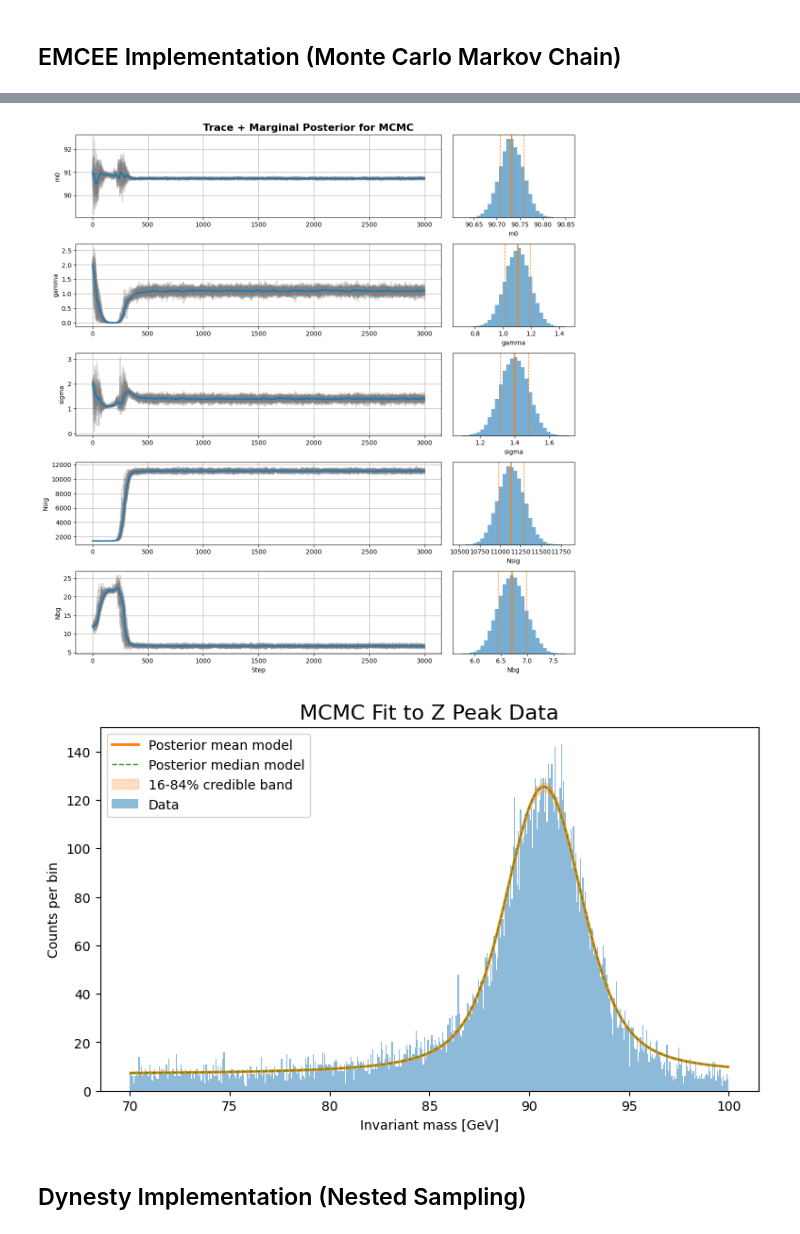
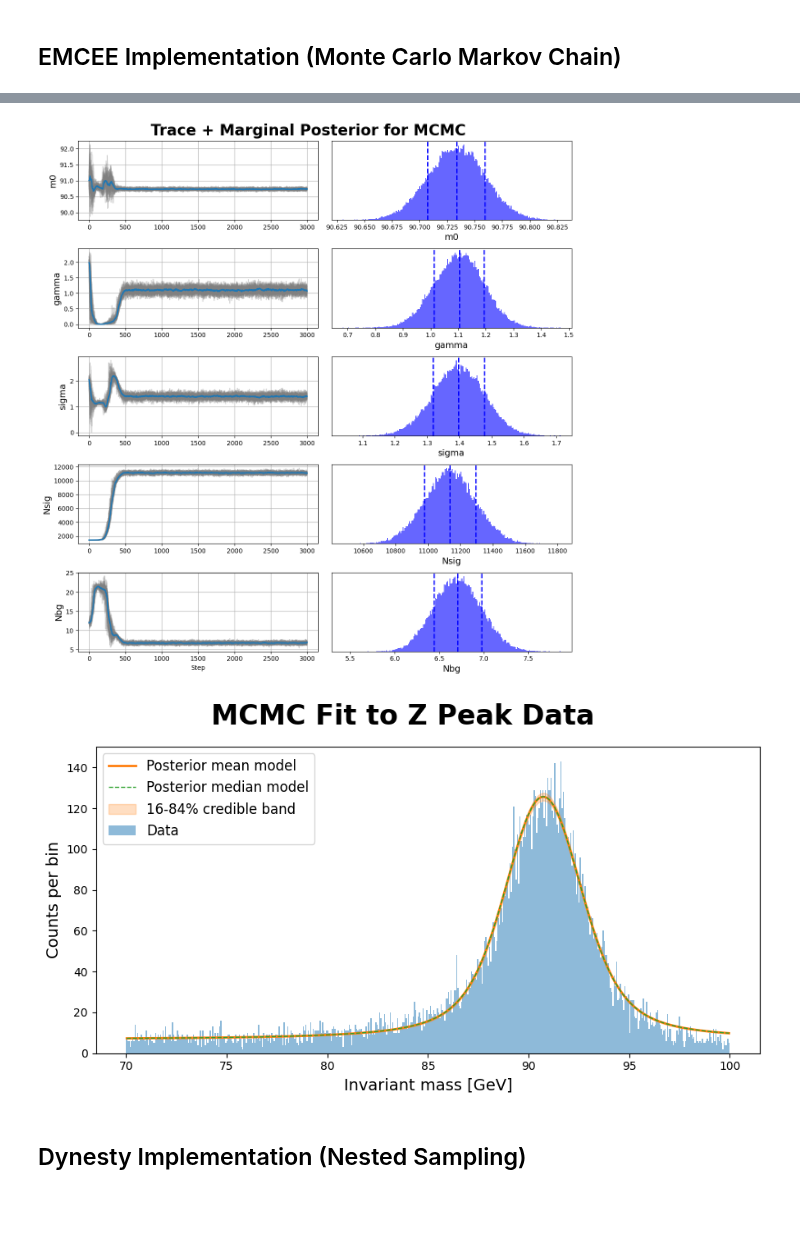
Before and after one commit to Lakshya-Awatramani/ZPeak_CMS, a Jupyter notebook: main.ipynb, the cells around one changed output, grey strips where cells are left out. Cells and saved outputs as stored; diff of their text form; code cells hidden in the pictures; blank space fills up the shorter version.

Commit message:
Improved plots, worked on repo file structure and added things to README.md

```diff
--- a/main.ipynb
+++ b/main.ipynb
@@ -87,7 +82,7 @@ plt.show()
 # Trace + Marginal Posterior for MCMC
 
 nsteps, nwalkers, ndim = mcmc_chain.shape
-fig, axes = plt.subplots(ndim, 2, figsize=(12, 2.5*ndim), gridspec_kw={'width_ratios': [3, 1]})
+fig, axes = plt.subplots(ndim, 2, figsize=(12, 2.5*ndim), gridspec_kw={'width_ratios': [1, 1]})
 
 for i in range(ndim):
     # Trace of walkers
@@ -101,56 +96,59 @@ for i in range(ndim):
 
     ax.plot(median, color='C0', lw=2)
     ax.fill_between(np.arange(nsteps), lower, upper, color='C0', alpha=0.2)
-    ax.set_ylabel(param_names[i])
+    ax.set_ylabel(param_names[i], fontsize = 14)
     ax.grid(True)
 
     # Posterior histogram
     ax_hist = axes[i, 1]
-    ax_hist.hist(mcmc_samples[:, i], bins=30, color='C0', alpha=0.6)
+    ax_hist.hist(mcmc_samples[:, i], bins=200, color='blue', alpha=0.6)
 
     # 16%, 50%, 84% quantile lines
     q16, q50, q84 = np.percentile(mcmc_samples[:, i], [16, 50, 84])
-    ax_hist.axvline(q16, color='C1', lw=1, ls='--')
-    ax_hist.axvline(q50, color='C1', lw=2)
-    ax_hist.axvline(q84, color='C1', lw=1, ls='--')
+    ax_hist.axvline(q16, color='blue', lw=2, ls='--')
+    ax_hist.axvline(q50, color='blue', lw=2, ls ='--')
+    ax_hist.axvline(q84, color='blue', lw=2, ls='--')
 
     ax_hist.set_yticks([])
-    ax_hist.set_xlabel(param_names[i])
+    ax_hist.set_xlabel(param_names[i], fontsize=14)
 
 axes[-1, 0].set_xlabel("Step")
-fig.suptitle("Trace + Marginal Posterior for MCMC", fontsize=16, fontweight="bold")
+fig.suptitle("Trace + Marginal Posterior for MCMC", fontsize=24, fontweight="bold")
 plt.tight_layout()
+fig.savefig("plots/"+"trace_mcmc.png", dpi=300)
 plt.show()
 # %% [output]
-[figure, old version]
+[figure, new version]
 # %%
 # Plot model with uncertainty band
 bin_centers_arr = 0.5 * (mcmc_bin_edges[:-1] + mcmc_bin_edges[1:])
 observed_counts, _ = np.histogram(np.sqrt(m_inv_mass2), bins=mcmc_bin_edges)
 width = np.diff(mcmc_bin_edges)[0]
 
 # Draw posterior samples to get model envelope
 n_draw = 500
 indices = np.random.choice(len(mcmc_samples), size=n_draw, replace=True)
 models = np.array([model(bin_centers_arr, *mcmc_samples[i]) for i in indices])
 lower = np.percentile(models, 16, axis=0)
 upper = np.percentile(models, 84, axis=0)
 median_model = np.percentile(models, 50, axis=0)
 mean_model = np.mean(models, axis=0)
 
 # Plot histogram and model bands
-plt.figure(figsize=(9,5))
-plt.bar(bin_centers_arr, observed_counts, width=width, alpha=0.5, label="Data")
-plt.plot(bin_centers_arr, mean_model, color='C1', lw=2, label="Posterior mean model")
-plt.plot(bin_centers_arr, median_model, color='C2', lw=1, ls='--', label="Posterior median model")
-plt.fill_between(bin_centers_arr, lower, upper, color='C1', alpha=0.25, label="16-84% credible band")
-plt.xlabel("Invariant mass [GeV]")
-plt.ylabel("Counts per bin")
-plt.legend()
-plt.title("MCMC Fit to Z Peak Data", fontsize=16)
+fig, ax = plt.subplots(figsize=(9,5))
+ax.bar(bin_centers_arr, observed_counts, width=width, alpha=0.5, label="Data")
+ax.plot(bin_centers_arr, mean_model, color='C1', lw=2, label="Posterior mean model")
+ax.plot(bin_centers_arr, median_model, color='C2', lw=1, ls='--', label="Posterior median model")
+ax.fill_between(bin_centers_arr, lower, upper, color='C1', alpha=0.25, label="16-84% credible band")
+ax.set_xlabel("Invariant mass [GeV]", fontsize=14)
+ax.set_ylabel("Counts per bin", fontsize=14)
+ax.legend(fontsize=12)
+fig.suptitle("MCMC Fit to Z Peak Data", fontsize=24, fontweight = 'bold')
+fig.tight_layout()
+fig.savefig("plots/"+"fit_mcmc.png", dpi=300)
 plt.show()
 # %% [output]
-[figure, old version]
+[figure, new version]
 # %% [markdown]
 ## Dynesty Implementation (Nested Sampling)
 # %%
```
Also changed, not shown: parts of 11 cells of this notebook, 13 other files.
